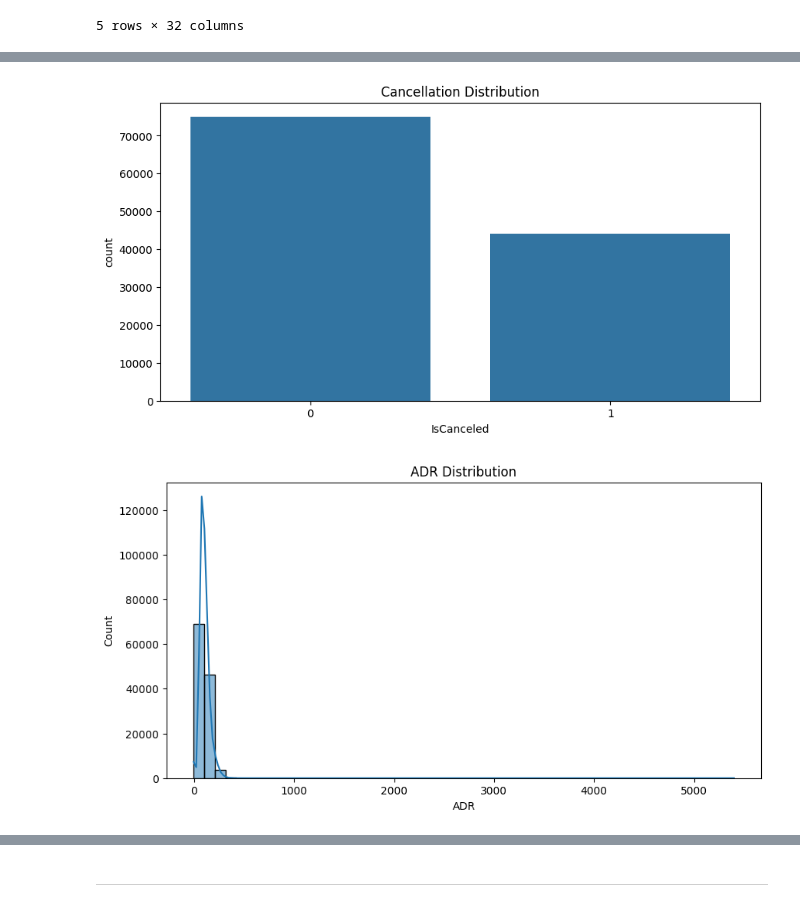
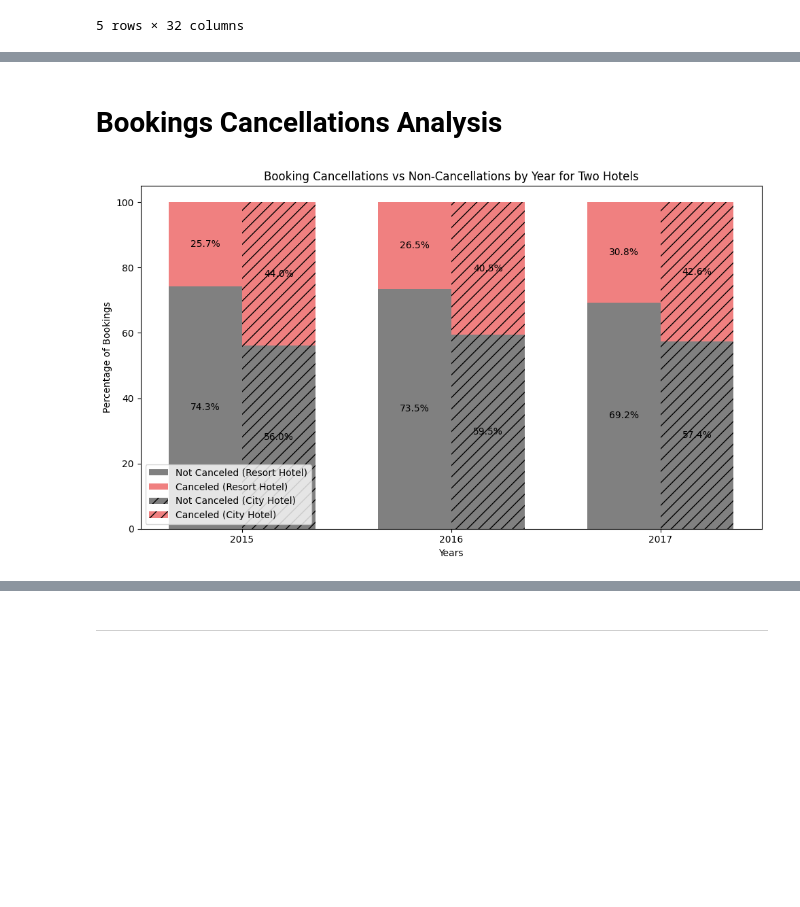
Before and after one commit to NamaWho/hotel-bookings-cancellation-prediction, a Jupyter notebook: eda.ipynb, the cells around one changed output, grey strips where cells are left out. Cells and saved outputs as stored; diff of their text form; code cells hidden in the pictures; blank space fills up the shorter version.

```diff
--- a/eda.ipynb
+++ b/eda.ipynb
@@ -52,19 +85,58 @@ For example, when doing 'df[col].method(value, inplace=True)', try using 'df.met
-# %%
-# Visualizing target variable (IsCanceled) distribution
-plt.figure(figsize=(10, 5))
-sns.countplot(x='IsCanceled', data=df)
-plt.title("Cancellation Distribution")
-plt.show()
-# %% [output]
-[figure, removed]
-# %%
-# Feature 1: ADR (Average Daily Rate)
-plt.figure(figsize=(10, 5))
-sns.histplot(df['ADR'], bins=50, kde=True)
-plt.title("ADR Distribution")
-plt.show()
-# %% [output]
-[figure, removed]
+# %% [markdown]
+# Bookings Cancellations Analysis
+# %%
+import matplotlib.pyplot as plt
+import numpy as np
+
+# Grouping the data by year and cancellation status
+hotel1_cancel_data = df_h1_resort.groupby(['ArrivalDateYear', 'IsCanceled']).size().unstack(fill_value=0)
+hotel2_cancel_data = df_h2_city.groupby(['ArrivalDateYear', 'IsCanceled']).size().unstack(fill_value=0)
+
+# Calculate percentages for Resort Hotel
+hotel1_cancel_data_percent = hotel1_cancel_data.div(hotel1_cancel_data.sum(axis=1), axis=0) * 100
+# Calculate percentages for City Hotel
+hotel2_cancel_data_percent = hotel2_cancel_data.div(hotel2_cancel_data.sum(axis=1), axis=0) * 100
+
+# Define the years
+years = hotel1_cancel_data.index
+
+# Stacked bar plot
+bar_width = 0.35  # Width of the bars
+index = np.arange(len(years))  # The position of the bars on the x-axis
+
+fig, ax = plt.subplots(figsize=(10, 6))
+
+# Plot for Resort Hotel
+bar1 = ax.bar(index, hotel1_cancel_data_percent[0], bar_width, label='Not Canceled (Resort Hotel)', color='gray')
+bar2 = ax.bar(index, hotel1_cancel_data_percent[1], bar_width, bottom=hotel1_cancel_data_percent[0], label='Canceled (Resort Hotel)', color='lightcoral')
+
+# Plot for City Hotel
+bar3 = ax.bar(index + bar_width, hotel2_cancel_data_percent[0], bar_width, label='Not Canceled (City Hotel)', color='gray', hatch='//')
+bar4 = ax.bar(index + bar_width, hotel2_cancel_data_percent[1], bar_width, bottom=hotel2_cancel_data_percent[0], label='Canceled (City Hotel)', color='lightcoral', hatch='//')
+
+# Add labels, title, and format
+ax.set_xlabel('Years')
+ax.set_ylabel('Percentage of Bookings')
+ax.set_title('Booking Cancellations vs Non-Cancellations by Year for Two Hotels')
+ax.set_xticks(index + bar_width / 2)
+ax.set_xticklabels(years)
+ax.legend()
+
+# Annotate percentages for Resort Hotel
+for i in range(len(years)):
+    ax.text(i, hotel1_cancel_data_percent.loc[years[i], 0] / 2, f'{hotel1_cancel_data_percent.loc[years[i], 0]:.1f}%', ha='center', va='center', color='black')
+    ax.text(i, hotel1_cancel_data_percent.loc[years[i], 0] + hotel1_cancel_data_percent.loc[years[i], 1] / 2, f'{hotel1_cancel_data_percent.loc[years[i], 1]:.1f}%', ha='center', va='center', color='black')
+
+# Annotate percentages for City Hotel
+for i in range(len(years)):
+    ax.text(i + bar_width, hotel2_cancel_data_percent.loc[years[i], 0] / 2, f'{hotel2_cancel_data_percent.loc[years[i], 0]:.1f}%', ha='center', va='center', color='black')
+    ax.text(i + bar_width, hotel2_cancel_data_percent.loc[years[i], 0] + hotel2_cancel_data_percent.loc[years[i], 1] / 2, f'{hotel2_cancel_data_percent.loc[years[i], 1]:.1f}%', ha='center', va='center', color='black')
+
+# Display the plot
+plt.tight_layout()
+plt.show()
+# %% [output]
+[figure, added]
 # %%
 # Correlation analysis
 numeric_cols = df.select_dtypes(include=[np.number])
```
Also changed, not shown: parts of 14 cells of this notebook.
